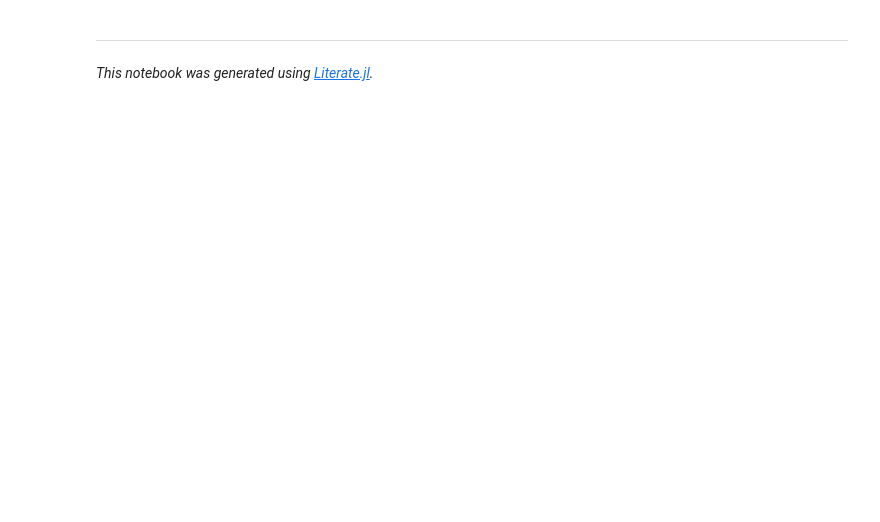
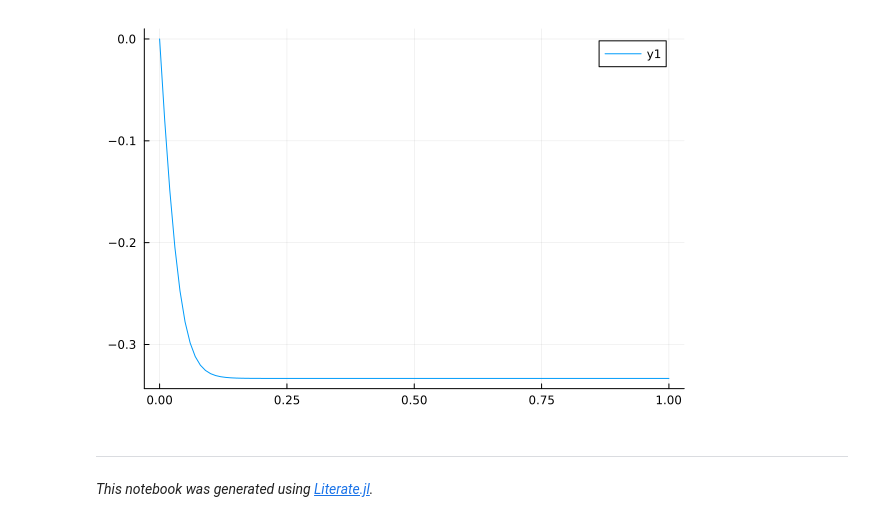
Before and after one commit to LeosEquation/SSFC2024, a Jupyter notebook: examples/Predator-Prey model/Predator-Prey.ipynb, the cells around one changed output. Saved outputs shown, nothing was run; the diff lists cells and outputs as text; code cells hidden in the pictures; blank space fills up the shorter version.

```diff
--- a/examples/Predator-Prey model/Predator-Prey.ipynb
+++ b/examples/Predator-Prey model/Predator-Prey.ipynb
@@ -119,3 +319,7 @@ end
+# %%
+plot(Time,[i[1]-x[1] for i in Jp])
+# %% [output]
+[figure, added]
 # %% [markdown]
 ---
 
```
Also changed, not shown: parts of 24 cells of this notebook.
